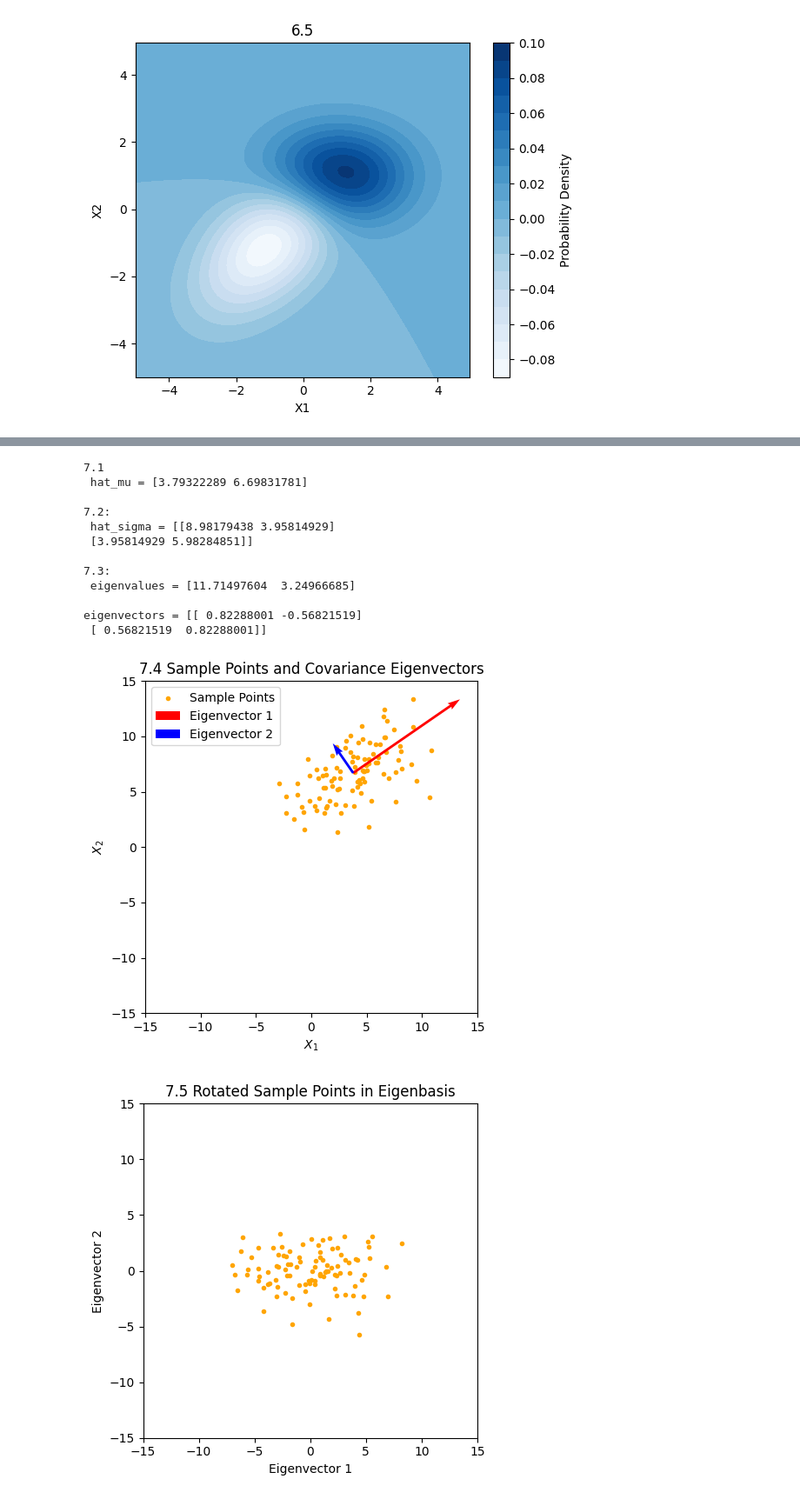
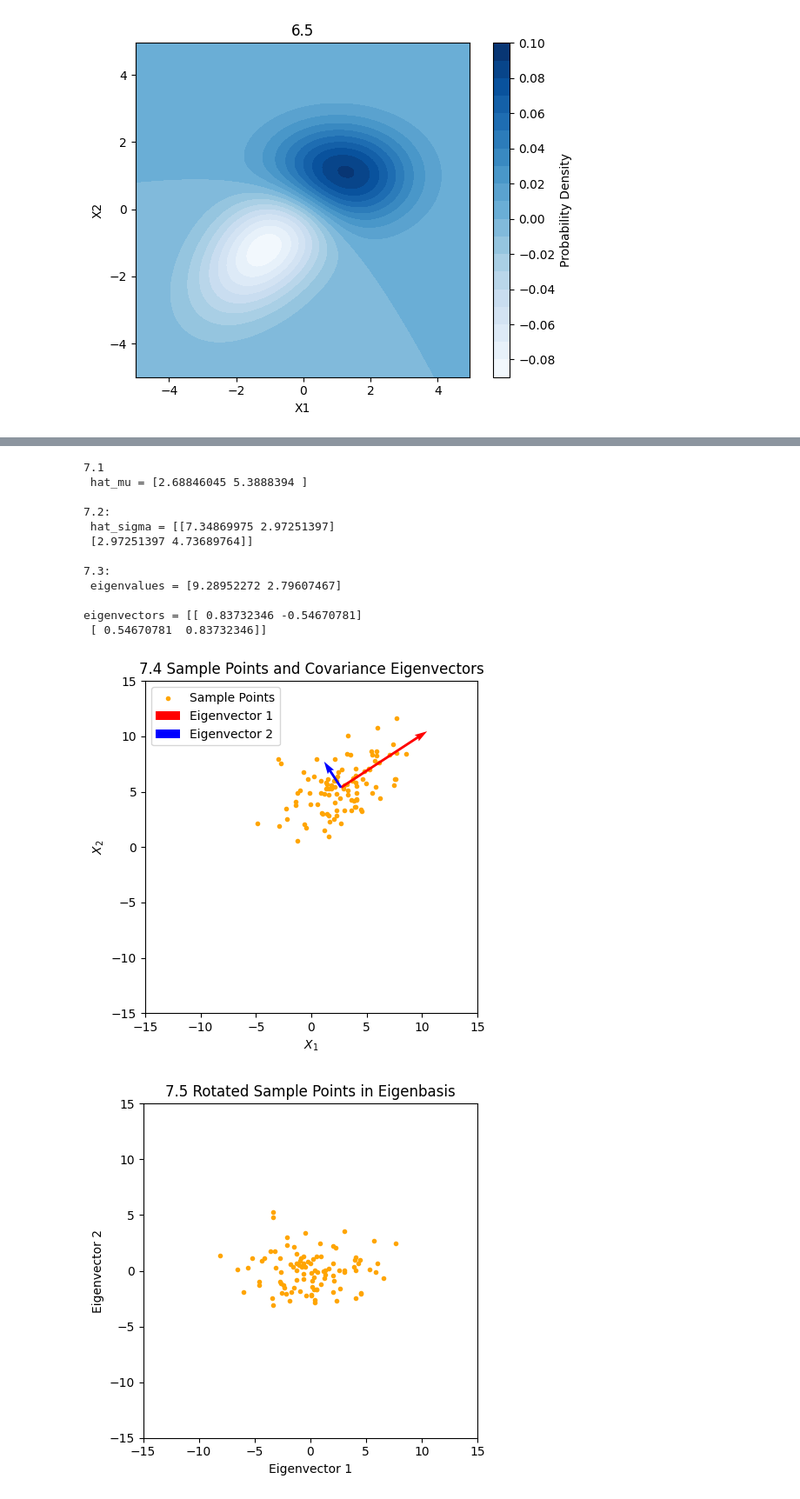
Before and after one commit to ianalin123/CS189hw3, a Jupyter notebook: scripts/Training.ipynb, the cells around one changed output, grey strips where cells are left out. Shown at 87% size. Saved outputs shown, nothing was run; the diff lists cells and outputs as text; code cells hidden in the pictures.

```diff
--- a/scripts/Training.ipynb
+++ b/scripts/Training.ipynb
@@ -141,10 +145,12 @@ plt.show()
 # %%
+np.random.seed(42)
+
 rng = np.random.default_rng
 sample_size = 100
 
 ### 7.1
 X1 = np.random.normal(3, 9**0.5, sample_size)
-X2 = 0.5*X1 + np.random.normal(5, 4**0.5, sample_size)
+X2 = 0.5*X1 + np.random.normal(4, 4**0.5, sample_size)
 Y = np.vstack((X1, X2)) # 2x100
 hat_mu = np.mean(Y, axis=1)
 print("7.1\n",f"hat_mu = {hat_mu}\n")
@@ -180,38 +186,38 @@ plt.xlabel("$X_1$")
 plt.ylabel("$X_2$")
 # plt.axvline(x=np.mean(X1), color='b', linestyle='dashed', linewidth=1, label="Mean $X_1$")
 # plt.axhline(y=np.mean(X2), color='r', linestyle='dashed', linewidth=1, label="Mean $X_2$")
 plt.legend(loc= "upper left")
 
 ### 7.5
 fig7= plt.figure(layout='tight')
 idx = eigenvalues.argsort()[::-1]
 eigenvalues = eigenvalues[idx]
 U = eigenvectors[:,idx]
 Y_rotated = U.T @ centered_Y
 
 plt.scatter(Y_rotated[0], Y_rotated[1], marker=".", color = 'orange', label="Sample Points")
 
 plt.title("7.5 Rotated Sample Points in Eigenbasis")
 plt.gca().set_aspect('equal')
 plt.xlim(-15, 15)
 plt.ylim(-15, 15)
 
 plt.xlabel("Eigenvector 1")
 plt.ylabel("Eigenvector 2")
 
 plt.show()
 # %% [output]
 7.1
- hat_mu = [3.79322289 6.69831781]
+ hat_mu = [2.68846045 5.3888394 ]
 
 7.2:
- hat_sigma = [[8.98179438 3.95814929]
- [3.95814929 5.98284851]]
+ hat_sigma = [[7.34869975 2.97251397]
+ [2.97251397 4.73689764]]
 
 7.3:
- eigenvalues = [11.71497604  3.24966685]
+ eigenvalues = [9.28952272 2.79607467]
 
-eigenvectors = [[ 0.82288001 -0.56821519]
- [ 0.56821519  0.82288001]]
+eigenvectors = [[ 0.83732346 -0.54670781]
+ [ 0.54670781  0.83732346]]
-[figure, old version]
+[figure, new version]
-[figure, old version]
+[figure, new version]
```
Also changed, not shown: parts of 13 cells of this notebook, 3 other files.
